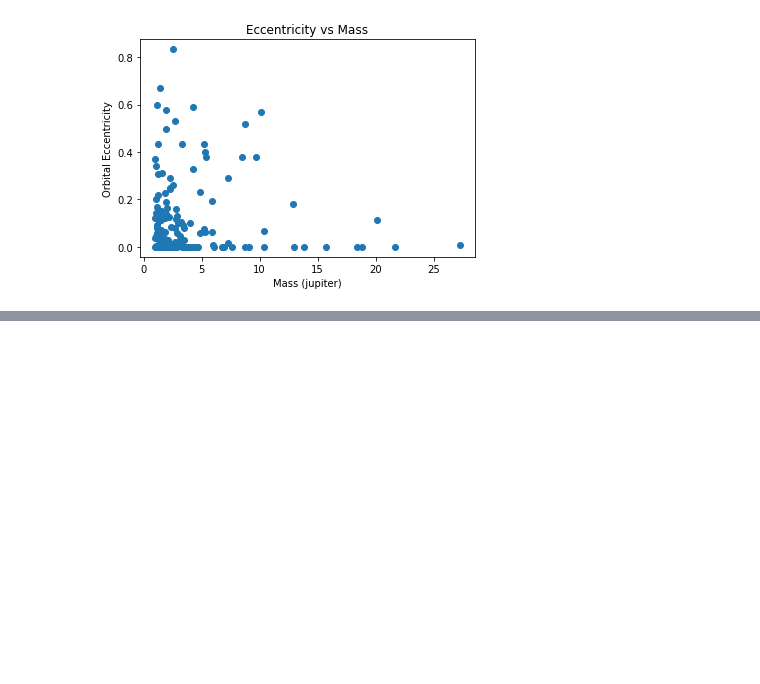
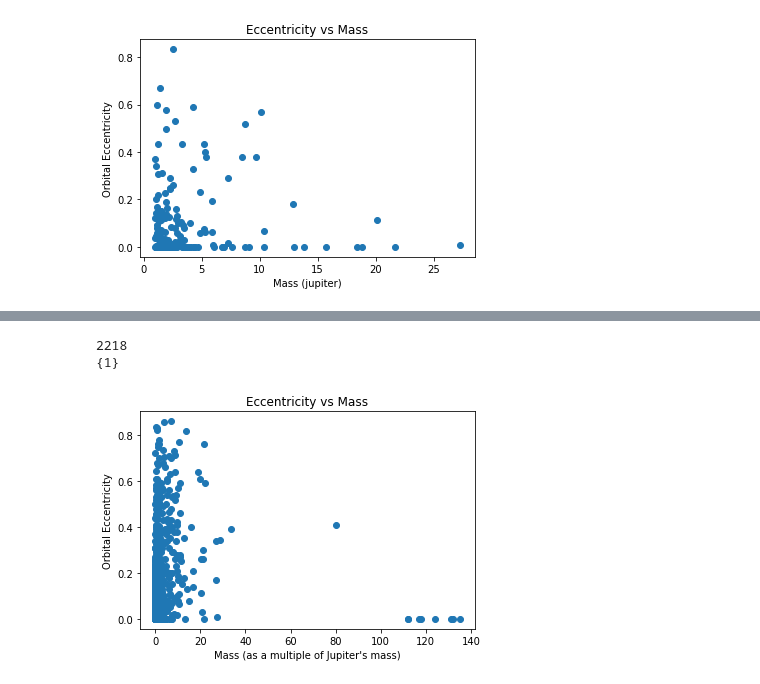
Before and after one commit to the-soph-ia/Astrophysics-EE, a Jupyter notebook: src/Graphing Scripts.ipynb, the cells around one changed output, grey strips where cells are left out. Cells and saved outputs as stored; diff of their text form; code cells hidden in the pictures; blank space fills up the shorter version.

```diff
--- a/src/Graphing Scripts.ipynb
+++ b/src/Graphing Scripts.ipynb
@@ -1,12 +3,12 @@
 # %%
-'''imports'''
 import pandas as pd
 import os
 import numpy as np
 %matplotlib inline
 
-'''defining the database's file path'''
+'''Defining the database's file path'''
 notebook_path = os.path.abspath("EE Graphs.ipynb")
+
 data_csv = os.path.join(os.path.dirname(notebook_path), 'Data Files\\data.csv')
 rad_vel_csv = os.path.join(os.path.dirname(notebook_path), 'Data Files\\rad_vel.csv')
 microlensing_csv = os.path.join(os.path.dirname(notebook_path), 'Data Files\\microlensing.csv')
@@ -14,6 +16,19 @@ ttv_csv = os.path.join(os.path.dirname(notebook_path), 'Data Files\\ttv.csv')
 imaging_csv = os.path.join(os.path.dirname(notebook_path), 'Data Files\\imaging.csv')
 transit_csv = os.path.join(os.path.dirname(notebook_path), 'Data Files\\transit.csv')
 transit_csv_condensed = os.path.join(os.path.dirname(notebook_path), 'Data Files\\transit_csv_condensed.csv')
+
+ratio = os.path.join(os.path.dirname(notebook_path),'Data Files\\ratio.csv')
+extd = os.path.join(os.path.dirname(notebook_path), 'Data Files\\data_max.csv')
+
+all_csv_1 = os.path.join(os.path.dirname(notebook_path), 'Data Files\\ALL_planet_num==1.csv')
+all_csv_1_CUT = os.path.join(os.path.dirname(notebook_path), 'Data Files\\ALL_planet_num==1_CUT.csv')
+all_csv_2 = os.path.join(os.path.dirname(notebook_path), 'Data Files\\ALL_planet_num==2.csv')
+all_csv_3 = os.path.join(os.path.dirname(notebook_path), 'Data Files\\ALL_planet_num==3.csv')
+all_csv_4 = os.path.join(os.path.dirname(notebook_path), 'Data Files\\ALL_planet_num==4.csv')
+all_csv_5 = os.path.join(os.path.dirname(notebook_path), 'Data Files\\ALL_planet_num==5.csv')
+all_csv_6 = os.path.join(os.path.dirname(notebook_path), 'Data Files\\ALL_planet_num==6.csv')
+all_csv_7 = os.path.join(os.path.dirname(notebook_path), 'Data Files\\ALL_planet_num==7.csv')
+all_csv_8 = os.path.join(os.path.dirname(notebook_path), 'Data Files\\ALL_planet_num==8.csv')
 
 '''formatting the csv file for pandas DataFrame'''
 table = pd.read_csv(data_csv)
@@ -227,0 +207,28 @@ Text(0.5, 0, 'Mass (jupiter)')
+# %%
+'''Graphing ALL planet types if they are the sole planet in their system'''
+import matplotlib.pyplot as plt
+
+with open(all_csv_1,'w') as f6:
+                [f6.write(str(table.loc[i].pl_orbeccen)+","
+                  +str(table.loc[i].pl_bmassj)+","
+                  +str(table.loc[i].sy_pnum)+"\n")
+                  for i,line in enumerate(table.sy_pnum)if float(line)==1]
+
+all_table_1 = pd.read_csv(all_csv_1, names=['eccentricity','mass_j', 'sys_planet_num'])
+sample_size = all_table_1.index.stop
+print(sample_size)
+
+plt.figure(figsize=(10,6))
+mass_jupiter = plt.scatter(all_table_1.mass_j, all_table_1.eccentricity)
+plt.title("Eccentricity vs Mass")
+plt.ylabel("Orbital Eccentricity")
+plt.xlabel("Mass (as a multiple of Jupiter's mass)")
+
+'''Check to make sure that filtering worked'''
+s = set([])
+for num in all_table_1.sys_planet_num:s.add(num)
+print(s)
+# %% [output]
+2218
+{1}
+[figure, added]
```
Also changed, not shown: parts of 33 cells of this notebook, 1 other file.
